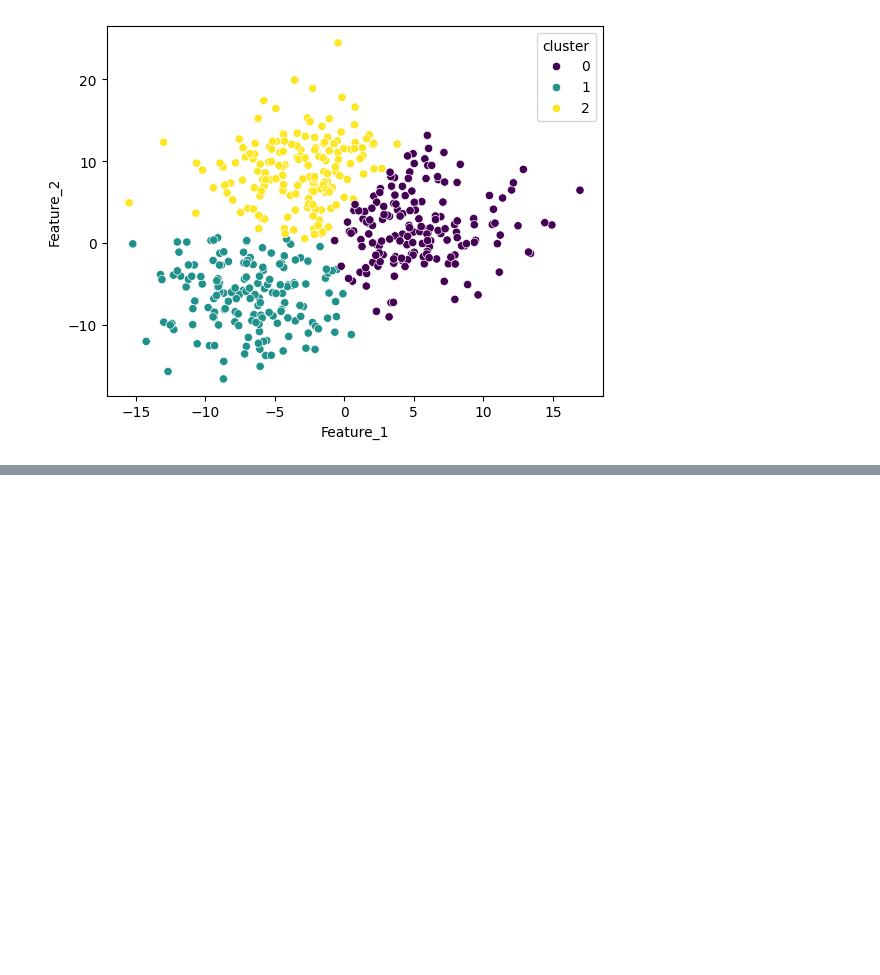
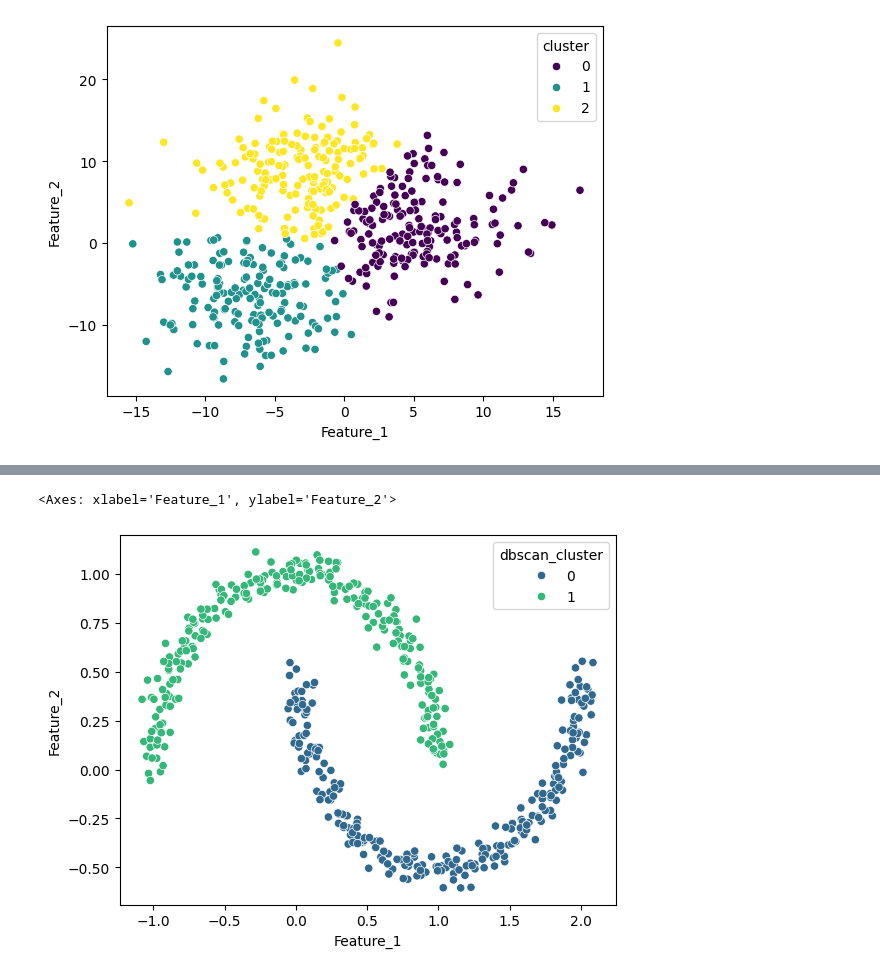
Before and after one commit to mzaid622/Data-Science-Course, a Jupyter notebook: ML - Part4 (Unsupervised)/Clustering.ipynb, the cells around one changed output, grey strips where cells are left out. Saved outputs shown, nothing was run; the diff lists cells and outputs as text; code cells hidden in the pictures; blank space fills up the shorter version.

```diff
--- a/ML - Part4 (Unsupervised)/Clustering.ipynb
+++ b/ML - Part4 (Unsupervised)/Clustering.ipynb
@@ -84,0 +96,13 @@ sns.scatterplot(x=df['Feature_1'],
+# %%
+dbscan = DBSCAN(eps=0.3,min_samples=5)
+dbscan_lable =dbscan.fit_predict(X_scaled)
+# %%
+df1['dbscan_cluster'] = dbscan_lable
+# %%
+sns.scatterplot(x=df1['Feature_1'],
+                y=df1['Feature_2'],
+                hue=df1['dbscan_cluster'],
+                palette='viridis')
+# %% [output]
+<Axes: xlabel='Feature_1', ylabel='Feature_2'>
+[figure, added]
```
Also changed, not shown: parts of 9 cells of this notebook, 1 other file.
